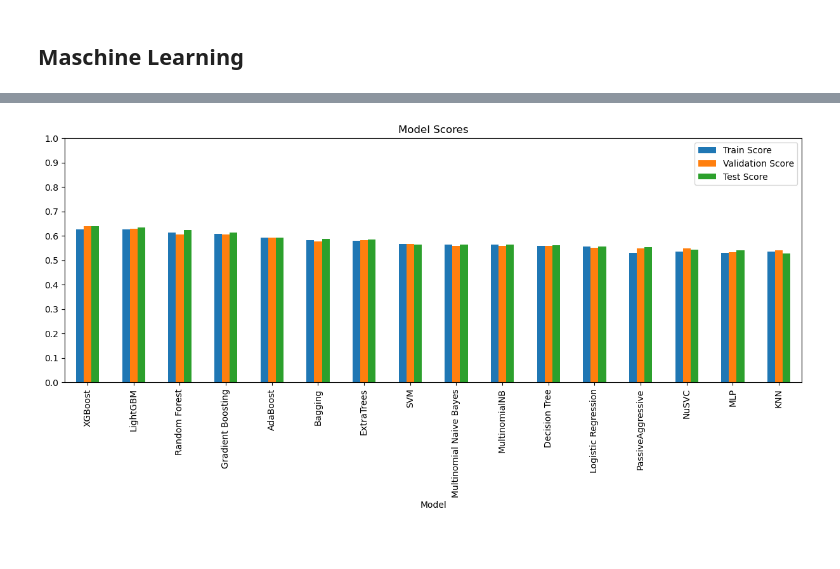
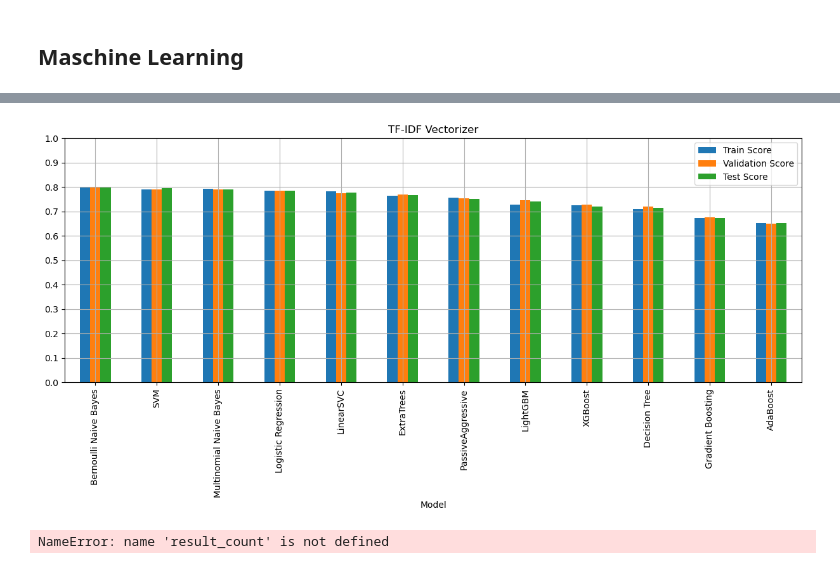
Before and after one commit to LaplaceDBen/Sarcasm_Detection, a Jupyter notebook: Sarcasm_w2v.ipynb, the cells around one changed output, grey strips where cells are left out. Cells and saved outputs as stored; diff of their text form; code cells hidden in the pictures.

```diff
--- a/Sarcasm_w2v.ipynb
+++ b/Sarcasm_w2v.ipynb
@@ -386,18 +396,18 @@ model = Sequential()
 model.add(Embedding(vocab_size, output_dim=100, weights=[embedding_vectors], trainable=True))
 
 # LSTM
-model.add(Bidirectional(LSTM(units=60, activation='tanh', recurrent_dropout=0.4, dropout=0.7, return_sequences=True)))
-model.add(Bidirectional(GRU(units= 16, activation='tanh', recurrent_dropout=0.6, dropout=0.8, return_sequences=True)))
+model.add(Bidirectional(LSTM(units=8, activation='tanh', recurrent_dropout=0.4, dropout=0.7, return_sequences=True)))
+model.add(Bidirectional(GRU(units= 8, activation='tanh', recurrent_dropout=0.6, dropout=0.8, return_sequences=True)))
 
 # Output layer
 model.add(Dense(1, activation='tanh'))
 #model.add(Flatten())  # Convert 2D tensor to 1D tensor
-model.compile(optimizer=keras.optimizers.Adam(learning_rate=0.00010899), loss='binary_crossentropy', metrics=['acc'])
+model.compile(optimizer=keras.optimizers.Adam(learning_rate=0.1), loss='binary_crossentropy', metrics=['acc'])
 # %%
 
 #early stopping
 from keras.callbacks import EarlyStopping
-early_stopping = EarlyStopping(monitor='val_loss', patience=25, verbose=1, mode='auto')
-history = model.fit(x_train, y_train, batch_size = 128 , validation_data = (x_val,y_val) , epochs = 1000, callbacks=[early_stopping])
+early_stopping = EarlyStopping(monitor='val_loss', patience=2, verbose=1, mode='auto')
+history = model.fit(x_train, y_train, batch_size = 2056 , validation_data = (x_val,y_val) , epochs = 1000, callbacks=[early_stopping])
 # %% [output]
 Epoch 1/1000
@@ -493,0 +480,6 @@ Decision Tree: Train Score: 0.71, Validation Score: 0.72, Test Score: 0.71
+# %%
+result_count= evaluate_models(X_train_binary, y_train_ml, X_val_binary, y_val_ml, X_test_binary, y_test_ml)
+
+result_TFID= evaluate_models(x_train_vec, y_train_ml, x_val_vec, y_val_ml, x_test_vec, y_test_ml)
+
+result_hash = evaluate_models(train_x_hashing, y_train_ml, valid_x_hashing, y_val_ml, test_x_hashing, y_test_ml)
@@ -494,10 +504,19 @@ Decision Tree: Train Score: 0.71, Validation Score: 0.72, Test Score: 0.71
 # %%
-#bar chart of results_df sort by test score
-results_df.sort_values(by='Test Score', ascending=False).plot(x='Model', y=['Train Score', 'Validation Score', 'Test Score'], kind='bar', figsize=(15, 5), title='Model Scores')
-plt.ylim(0, 1)
-plt.yticks(np.arange(0, 1.1, step=0.1))
-plt.grid(axis='y')
-plt.grid(axis='x')
-plt.show()
+def plot_model_scores(results_df, title):
+    # Sort results dataframe by test score
+    results_df = results_df.sort_values(by='Test Score', ascending=False)
+
+    # Plot bar chart of model scores
+    results_df.plot(x='Model', y=['Train Score', 'Validation Score', 'Test Score'], kind='bar', figsize=(15, 5), title=title)
+    plt.ylim(0.5, 1)
+    plt.yticks(np.arange(0, 1.1, step=0.1))
+    plt.grid(axis='y')
+    plt.grid(axis='x')
+    plt.show()
-# %% [output]
-[figure, removed]
+# %%
+plot_model_scores(result_TFID, 'TF-IDF Vectorizer')
+plot_model_scores(result_count, 'Count Vectorizer')
+plot_model_scores(result_hash, 'Hashing Vectorizer')
+# %% [output]
+[figure, added]
+NameError: name 'result_count' is not defined
```
Also changed, not shown: parts of 10 cells of this notebook, 3 other files.
